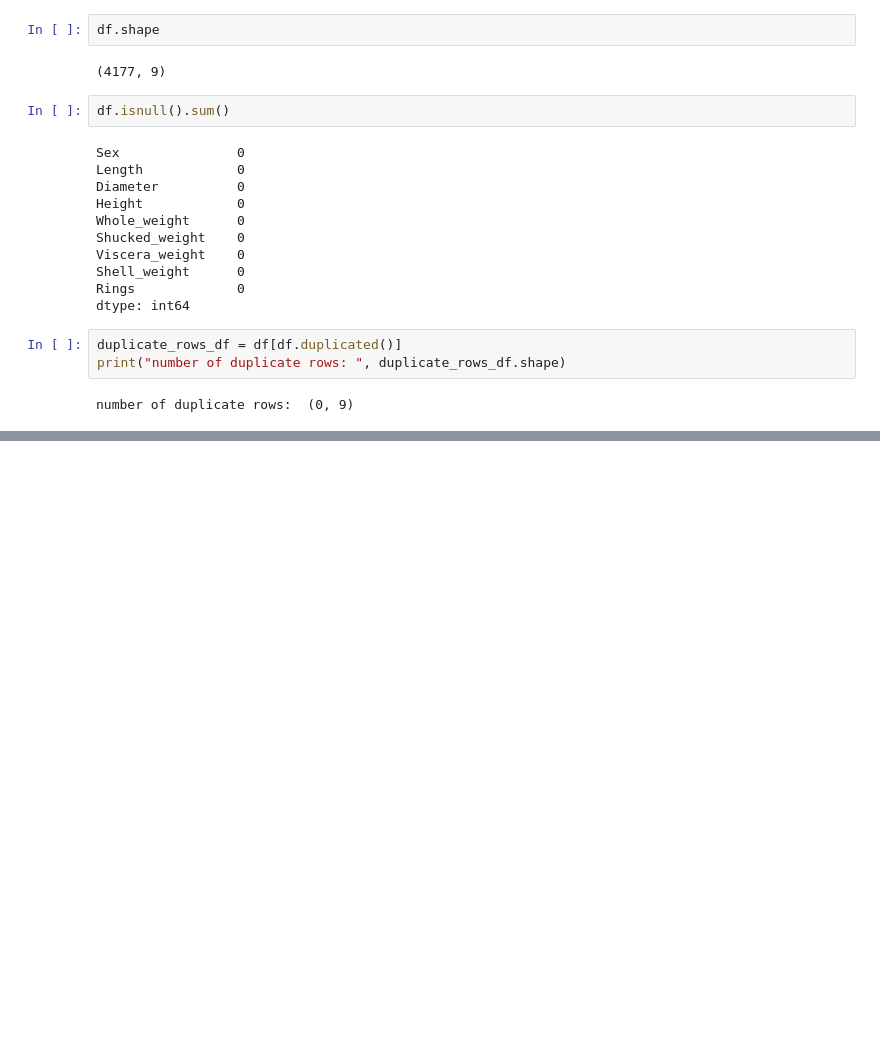
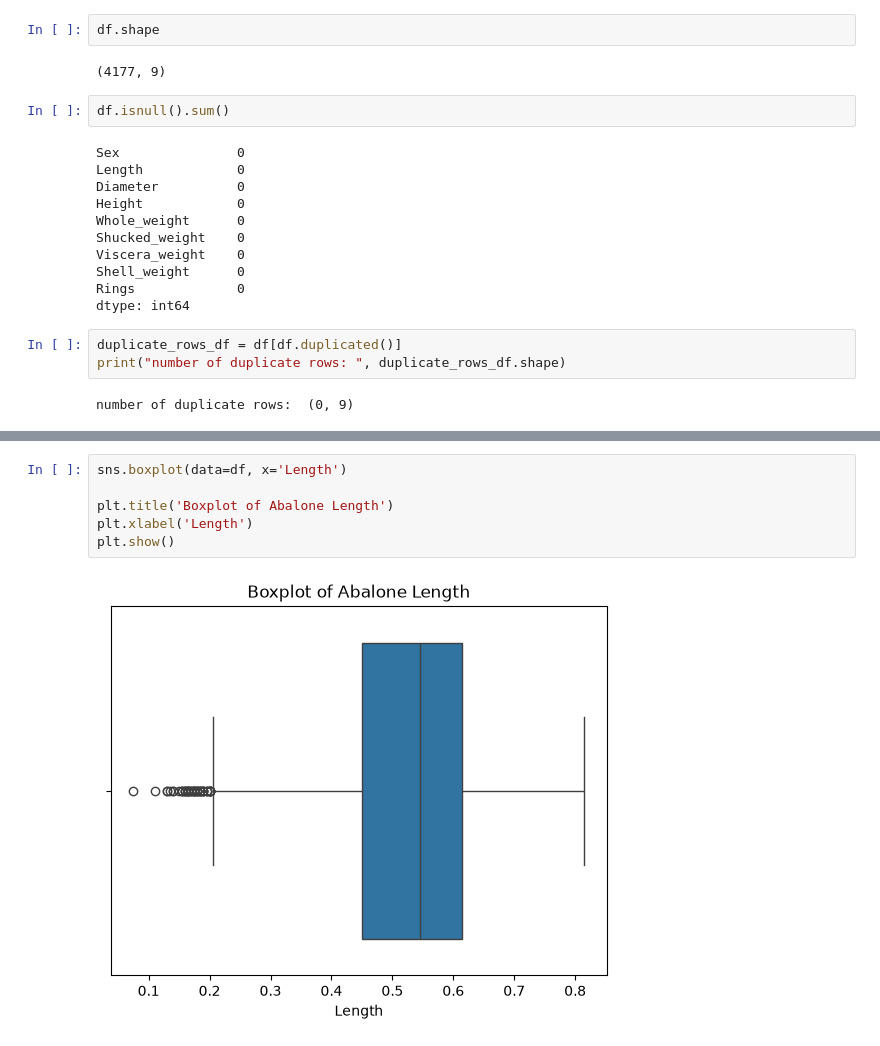
Before and after one commit to 2026623-Student/Statistical-Project, a Jupyter notebook: CA2_Statistical.ipynb, the cells around one changed output, grey strips where cells are left out. Cells and saved outputs as stored; diff of their text form; blank space fills up the shorter version.

```diff
--- a/CA2_Statistical.ipynb
+++ b/CA2_Statistical.ipynb
@@ -78,0 +131,8 @@ array([0.455, 0.35 , 0.53 , 0.44 , 0.33 , 0.425, 0.545, 0.475, 0.55 ,
+# %%
+sns.boxplot(data=df, x='Length')
+
+plt.title('Boxplot of Abalone Length')
+plt.xlabel('Length')
+plt.show()
+# %% [output]
+[figure, added]
```
Also changed, not shown: parts of 31 cells of this notebook.
